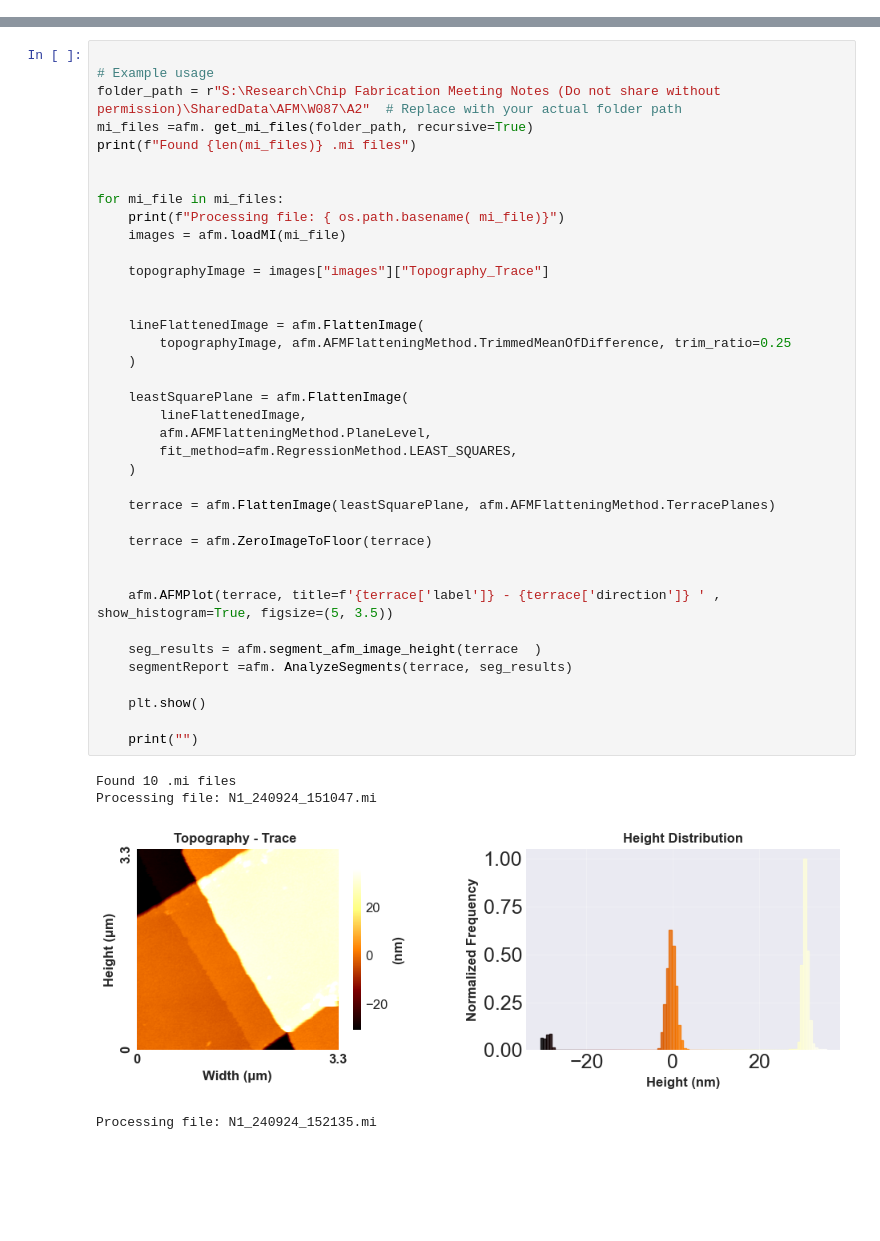
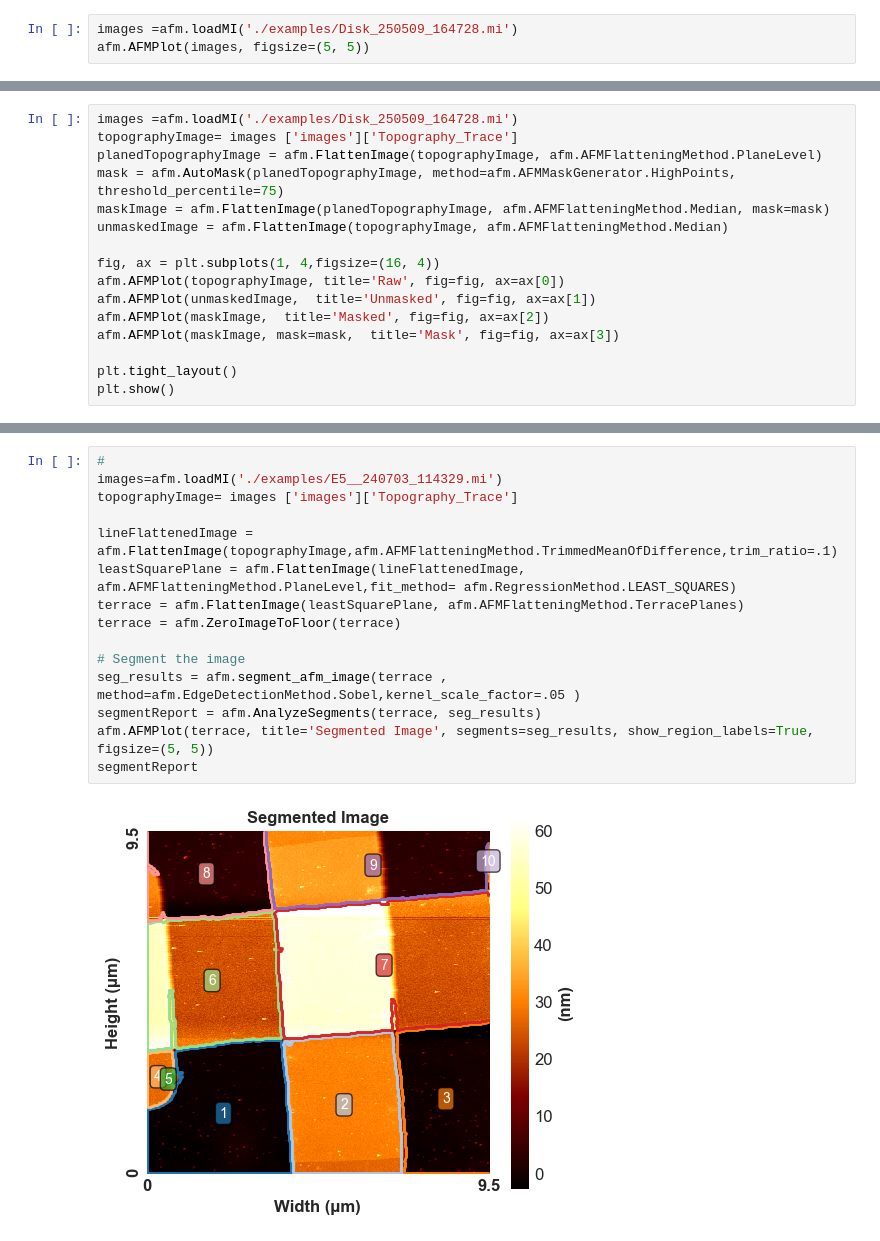
Before and after one commit to RecognitionAnalytics/AFM_Tools, a Jupyter notebook: test.ipynb, the cells around one changed output, grey strips where cells are left out. Cells and saved outputs as stored; diff of their text form; blank space fills up the shorter version.

```diff
--- a/test.ipynb
+++ b/test.ipynb
@@ -29,0 +134,3 @@ dir(MathTools)
+# %%
+images =afm.loadMI('./examples/Disk_250509_164728.mi')
+afm.AFMPlot(images, figsize=(5, 5))
@@ -29,0 +248,16 @@ dir(MathTools)
+# %%
+images =afm.loadMI('./examples/Disk_250509_164728.mi')
+topographyImage= images ['images']['Topography_Trace']
+planedTopographyImage = afm.FlattenImage(topographyImage, afm.AFMFlatteningMethod.PlaneLevel)
+mask = afm.AutoMask(planedTopographyImage, method=afm.AFMMaskGenerator.HighPoints, threshold_percentile=75)
+maskImage = afm.FlattenImage(planedTopographyImage, afm.AFMFlatteningMethod.Median, mask=mask)
+unmaskedImage = afm.FlattenImage(topographyImage, afm.AFMFlatteningMethod.Median)
+
+fig, ax = plt.subplots(1, 4,figsize=(16, 4))
+afm.AFMPlot(topographyImage, title='Raw', fig=fig, ax=ax[0])
+afm.AFMPlot(unmaskedImage,  title='Unmasked', fig=fig, ax=ax[1])
+afm.AFMPlot(maskImage,  title='Masked', fig=fig, ax=ax[2])
+afm.AFMPlot(maskImage, mask=mask,  title='Mask', fig=fig, ax=ax[3])
+
+plt.tight_layout()
+plt.show()
@@ -30,43 +270,17 @@ dir(MathTools)
 # %%
+#
+images=afm.loadMI('./examples/E5__240703_114329.mi')
+topographyImage= images ['images']['Topography_Trace']
 
-# Example usage
-folder_path = r"S:\Research\Chip Fabrication Meeting Notes (Do not share without permission)\SharedData\AFM\W087\A2"  # Replace with your actual folder path
-mi_files =afm. get_mi_files(folder_path, recursive=True)
-print(f"Found {len(mi_files)} .mi files")
+lineFlattenedImage = afm.FlattenImage(topographyImage,afm.AFMFlatteningMethod.TrimmedMeanOfDifference,trim_ratio=.1)
+leastSquarePlane = afm.FlattenImage(lineFlattenedImage, afm.AFMFlatteningMethod.PlaneLevel,fit_method= afm.RegressionMethod.LEAST_SQUARES)
+terrace = afm.FlattenImage(leastSquarePlane, afm.AFMFlatteningMethod.TerracePlanes)
+terrace = afm.ZeroImageToFloor(terrace)
 
-
-for mi_file in mi_files:
-    print(f"Processing file: { os.path.basename( mi_file)}")
-    images = afm.loadMI(mi_file)
-
-    topographyImage = images["images"]["Topography_Trace"]
-
-
-    lineFlattenedImage = afm.FlattenImage(
-        topographyImage, afm.AFMFlatteningMethod.TrimmedMeanOfDifference, trim_ratio=0.25
-    )
-
-    leastSquarePlane = afm.FlattenImage(
-        lineFlattenedImage,
-        afm.AFMFlatteningMethod.PlaneLevel,
-        fit_method=afm.RegressionMethod.LEAST_SQUARES,
-    )
-
-    terrace = afm.FlattenImage(leastSquarePlane, afm.AFMFlatteningMethod.TerracePlanes)
-
-    terrace = afm.ZeroImageToFloor(terrace)
-
-
-    afm.AFMPlot(terrace, title=f'{terrace['label']} - {terrace['direction']} ' , show_histogram=True, figsize=(5, 3.5))
-
-    seg_results = afm.segment_afm_image_height(terrace  )
-    segmentReport =afm. AnalyzeSegments(terrace, seg_results)
-
-    plt.show()
-
-    print("")
+# Segment the image
+seg_results = afm.segment_afm_image(terrace , method=afm.EdgeDetectionMethod.Sobel,kernel_scale_factor=.05 )
+segmentReport = afm.AnalyzeSegments(terrace, seg_results)
+afm.AFMPlot(terrace, title='Segmented Image', segments=seg_results, show_region_labels=True, figsize=(5, 5))
+segmentReport
 # %% [output]
-Found 10 .mi files
-Processing file: N1_240924_151047.mi
-[figure, old version]
+[figure, new version]
-Processing file: N1_240924_152135.mi
```
Also changed, not shown: parts of 24 cells of this notebook, 8 other files.
